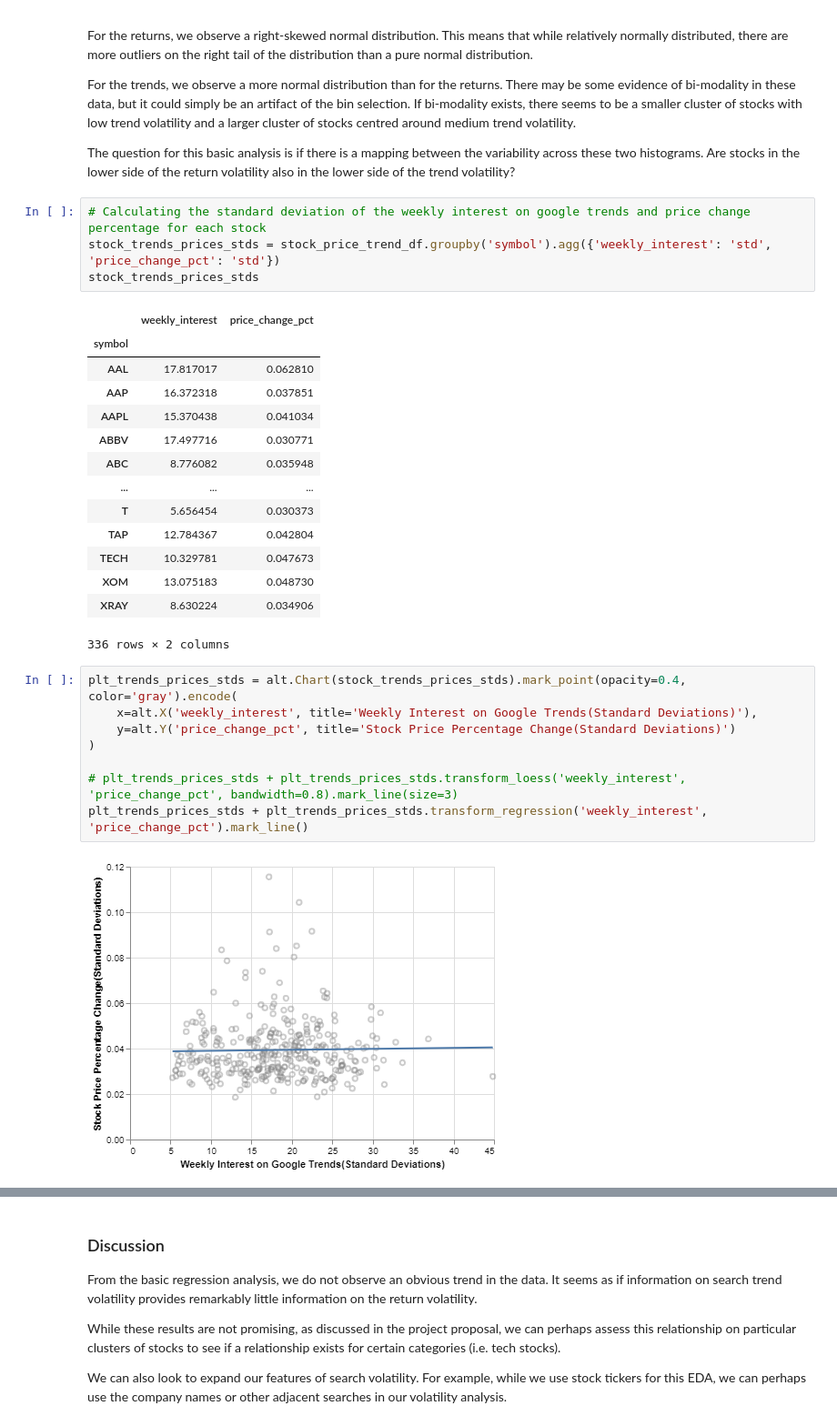
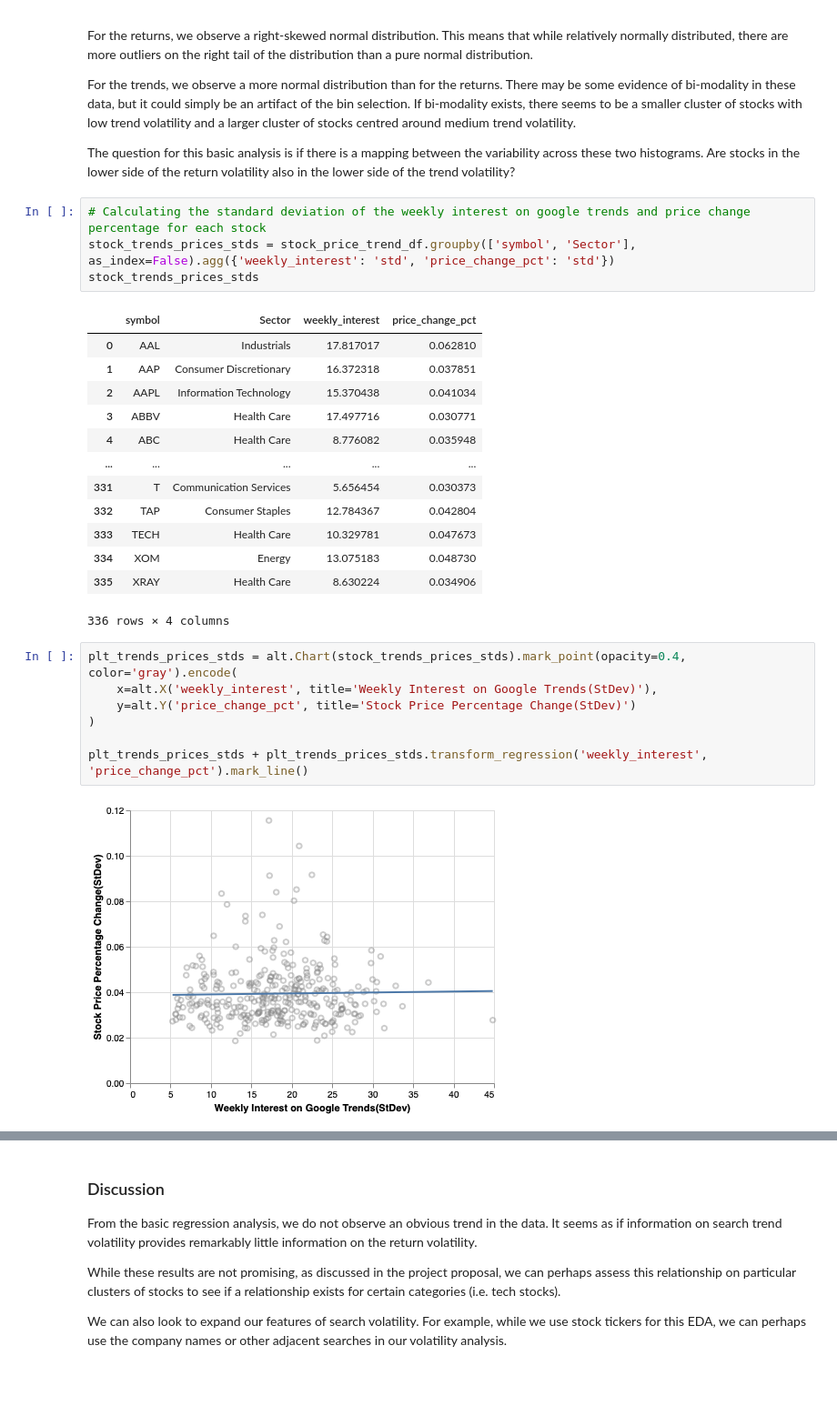
Before and after one commit to UBC-MDS/Stock-Price-Trend-Volatility-Analysis, a Jupyter notebook: src/stock-price-trend-eda.ipynb, the cells around one changed output, grey strips where cells are left out. Shown at 91% size. Saved outputs shown, nothing was run; the diff lists cells and outputs as text; blank space fills up the shorter version.

Commit message:
Added sector plots

```diff
--- a/src/stock-price-trend-eda.ipynb
+++ b/src/stock-price-trend-eda.ipynb
@@ -136,30 +154,28 @@ For the trends, we observe a more normal distribution than for the returns. Ther
 The question for this basic analysis is if there is a mapping between the variability across these two histograms. Are stocks in the lower side of the return volatility also in the lower side of the trend volatility?
 # %%
 # Calculating the standard deviation of the weekly interest on google trends and price change percentage for each stock
-stock_trends_prices_stds = stock_price_trend_df.groupby('symbol').agg({'weekly_interest': 'std', 'price_change_pct': 'std'})
+stock_trends_prices_stds = stock_price_trend_df.groupby(['symbol', 'Sector'], as_index=False).agg({'weekly_interest': 'std', 'price_change_pct': 'std'})
 stock_trends_prices_stds
 # %% [output]
-|  | weekly_interest | price_change_pct |
-| symbol |  |  |
-| AAL | 17.817017 | 0.062810 |
-| AAP | 16.372318 | 0.037851 |
-| AAPL | 15.370438 | 0.041034 |
-| ABBV | 17.497716 | 0.030771 |
-| ABC | 8.776082 | 0.035948 |
-| ... | ... | ... |
-| T | 5.656454 | 0.030373 |
-| TAP | 12.784367 | 0.042804 |
-| TECH | 10.329781 | 0.047673 |
-| XOM | 13.075183 | 0.048730 |
-| XRAY | 8.630224 | 0.034906 |
+|  | symbol | Sector | weekly_interest | price_change_pct |
+| 0 | AAL | Industrials | 17.817017 | 0.062810 |
+| 1 | AAP | Consumer Discretionary | 16.372318 | 0.037851 |
+| 2 | AAPL | Information Technology | 15.370438 | 0.041034 |
+| 3 | ABBV | Health Care | 17.497716 | 0.030771 |
+| 4 | ABC | Health Care | 8.776082 | 0.035948 |
+| ... | ... | ... | ... | ... |
+| 331 | T | Communication Services | 5.656454 | 0.030373 |
+| 332 | TAP | Consumer Staples | 12.784367 | 0.042804 |
+| 333 | TECH | Health Care | 10.329781 | 0.047673 |
+| 334 | XOM | Energy | 13.075183 | 0.048730 |
+| 335 | XRAY | Health Care | 8.630224 | 0.034906 |
-336 rows × 2 columns
+336 rows × 4 columns
 # %%
 plt_trends_prices_stds = alt.Chart(stock_trends_prices_stds).mark_point(opacity=0.4, color='gray').encode(
-    x=alt.X('weekly_interest', title='Weekly Interest on Google Trends(Standard Deviations)'),
-    y=alt.Y('price_change_pct', title='Stock Price Percentage Change(Standard Deviations)')
+    x=alt.X('weekly_interest', title='Weekly Interest on Google Trends(StDev)'),
+    y=alt.Y('price_change_pct', title='Stock Price Percentage Change(StDev)')
 )
 
-# plt_trends_prices_stds + plt_trends_prices_stds.transform_loess('weekly_interest', 'price_change_pct', bandwidth=0.8).mark_line(size=3)
 plt_trends_prices_stds + plt_trends_prices_stds.transform_regression('weekly_interest', 'price_change_pct').mark_line()
 # %% [output]
-[figure, old version]
+[figure, new version]
```
Also changed, not shown: parts of 7 cells of this notebook, 2 other files.
